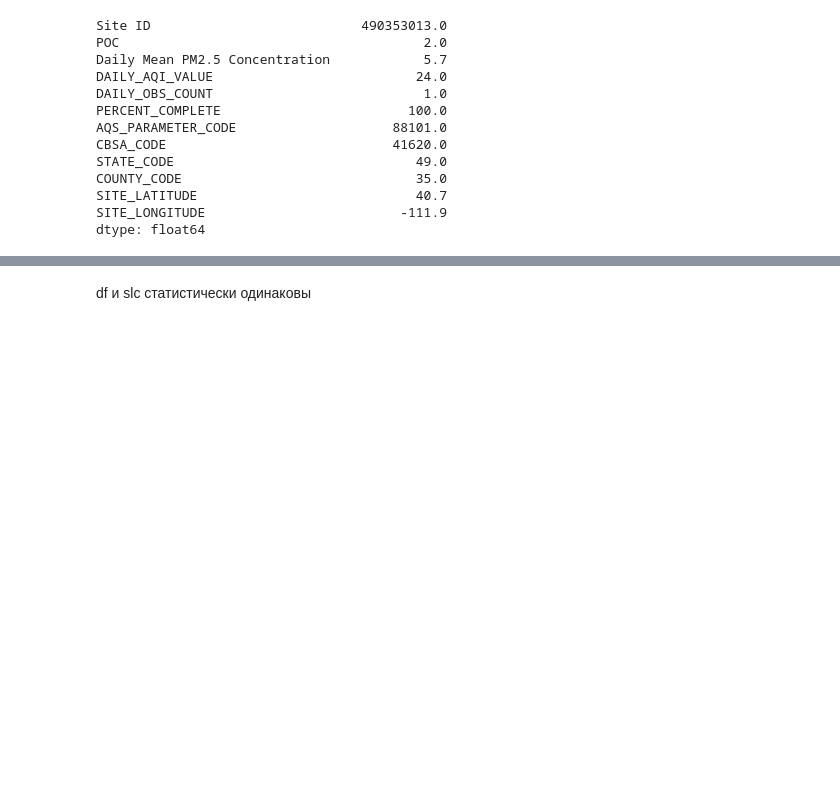
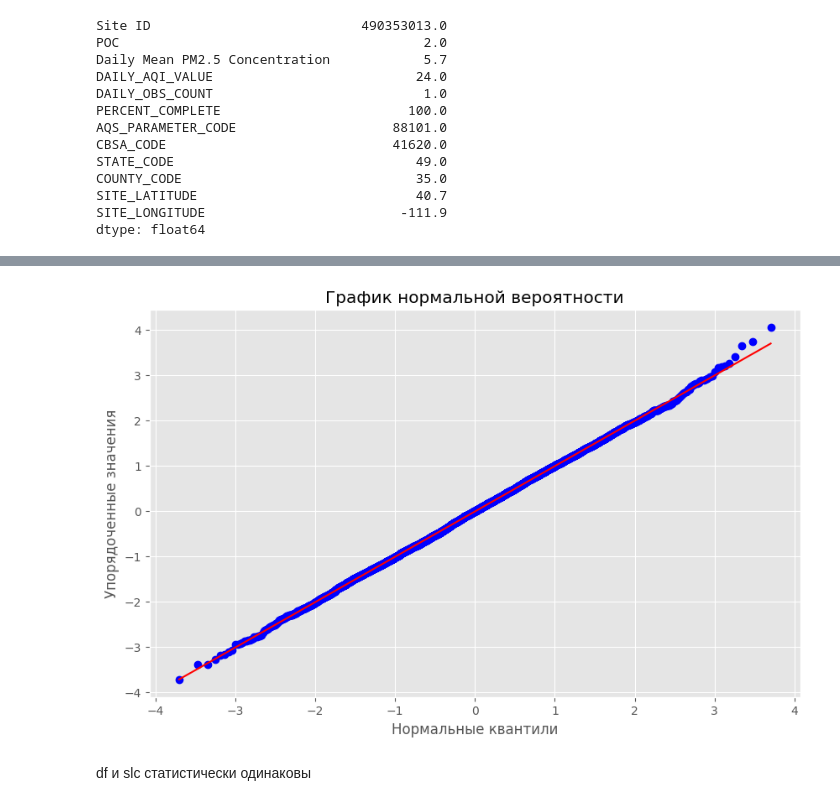
Before and after one commit to MokretsovaViktoria/DS, a Jupyter notebook: HomeWork/2024_03/HW3_статистические_гипотезы.ipynb, the cells around one changed output, grey strips where cells are left out. Saved outputs shown, nothing was run; the diff lists cells and outputs as text; code cells hidden in the pictures; blank space fills up the shorter version.

```diff
--- a/HomeWork/2024_03/HW3_статистические_гипотезы.ipynb
+++ b/HomeWork/2024_03/HW3_статистические_гипотезы.ipynb
@@ -185,3 +196,13 @@ dtype: float64
+# %%
+samp_size = len(df['DAILY_AQI_VALUE'])
+x = norm.rvs(loc=0, scale=1, size=samp_size)
+probplot(x, plot=plt)
+plt.title("График нормальной вероятности")
+plt.xlabel("Нормальные квантили")
+plt.ylabel("Упорядоченные значения")
+plt.show()
+# %% [output]
+[figure, added]
 # %% [markdown]
 df и slc статистически одинаковы
 # %% [markdown]
```
Also changed, not shown: parts of 6 cells of this notebook.
